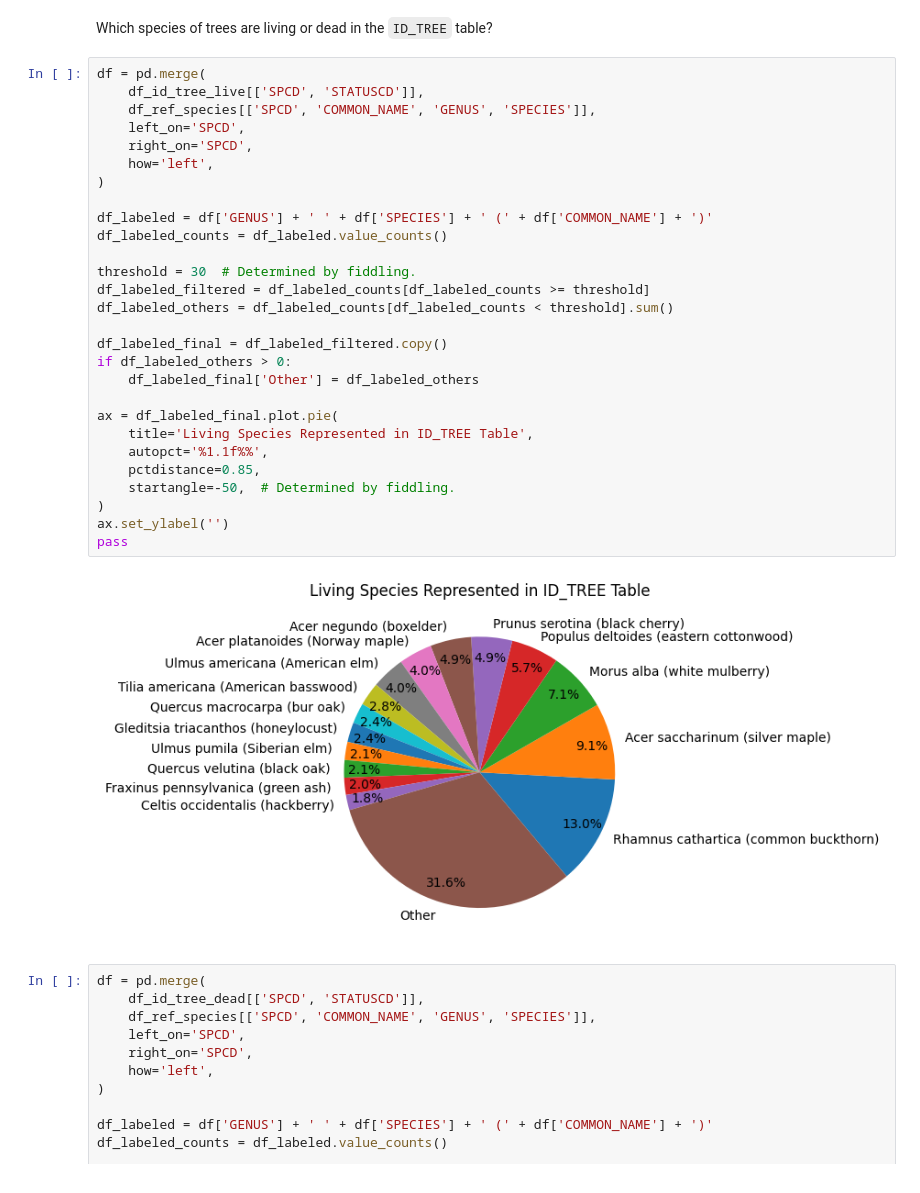
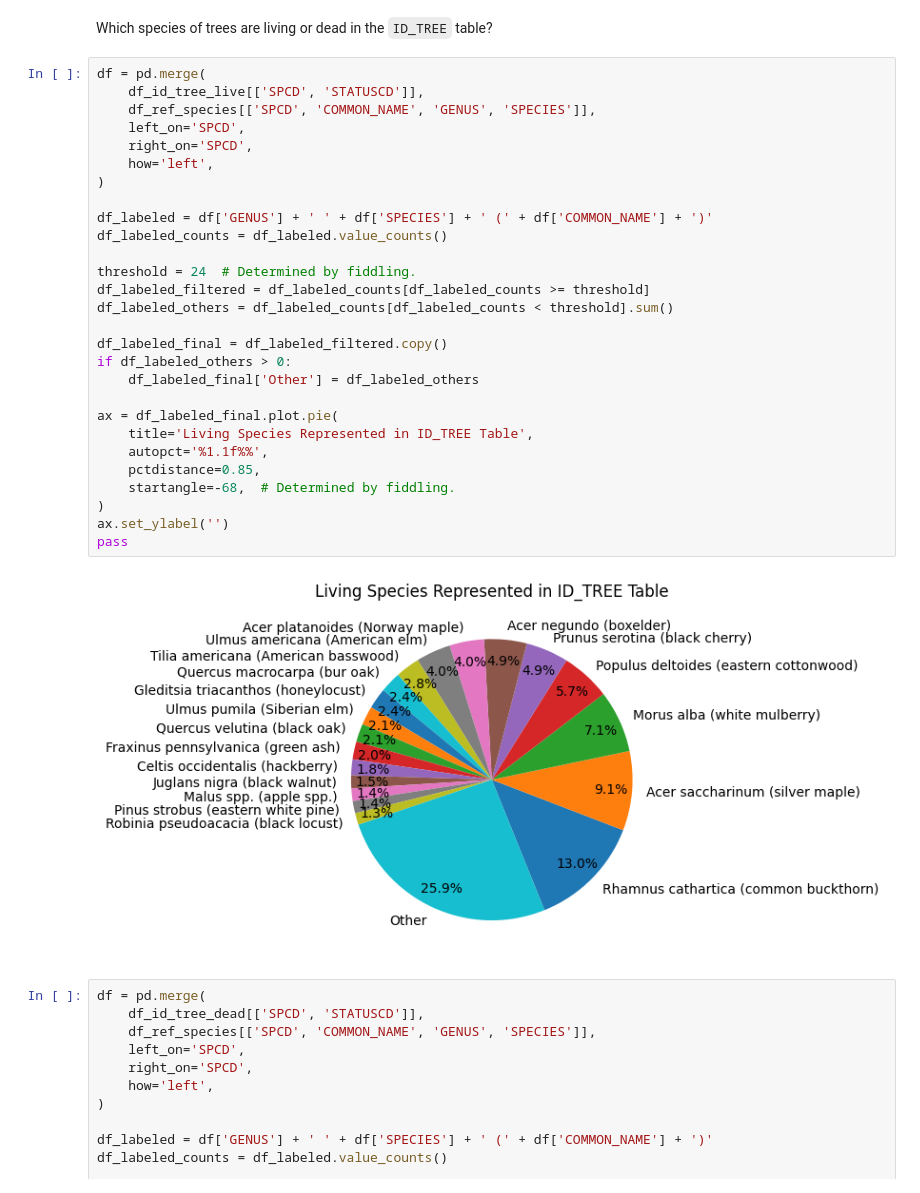
Before and after one commit to fractalate/data-trees, a Jupyter notebook: explore_chicago_il.ipynb, the cells around one changed output. Saved outputs shown, nothing was run; the diff lists cells and outputs as text.

```diff
--- a/explore_chicago_il.ipynb
+++ b/explore_chicago_il.ipynb
@@ -143,33 +143,33 @@ Which species of trees are living or dead in the `ID_TREE` table?
 # %%
 df = pd.merge(
     df_id_tree_live[['SPCD', 'STATUSCD']],
     df_ref_species[['SPCD', 'COMMON_NAME', 'GENUS', 'SPECIES']],
     left_on='SPCD',
     right_on='SPCD',
     how='left',
 )
 
 df_labeled = df['GENUS'] + ' ' + df['SPECIES'] + ' (' + df['COMMON_NAME'] + ')'
 df_labeled_counts = df_labeled.value_counts()
 
-threshold = 30  # Determined by fiddling.
+threshold = 24  # Determined by fiddling.
 df_labeled_filtered = df_labeled_counts[df_labeled_counts >= threshold]
 df_labeled_others = df_labeled_counts[df_labeled_counts < threshold].sum()
 
 df_labeled_final = df_labeled_filtered.copy()
 if df_labeled_others > 0:
     df_labeled_final['Other'] = df_labeled_others
 
 ax = df_labeled_final.plot.pie(
     title='Living Species Represented in ID_TREE Table',
     autopct='%1.1f%%',
     pctdistance=0.85,
-    startangle=-50,  # Determined by fiddling.
+    startangle=-68,  # Determined by fiddling.
 )
 ax.set_ylabel('')
 pass
 # %% [output]
-[figure, old version]
+[figure, new version]
 # %%
 df = pd.merge(
     df_id_tree_dead[['SPCD', 'STATUSCD']],
```
Also changed, not shown: parts of 6 cells of this notebook.
